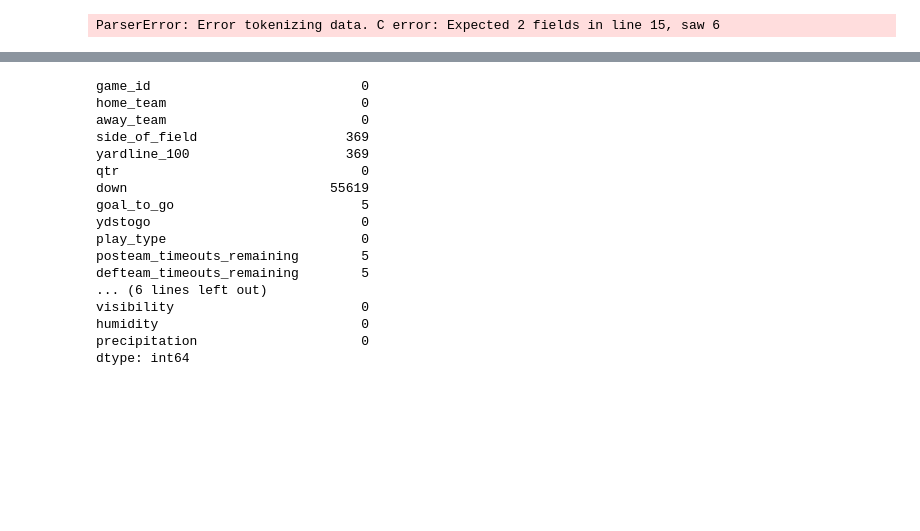
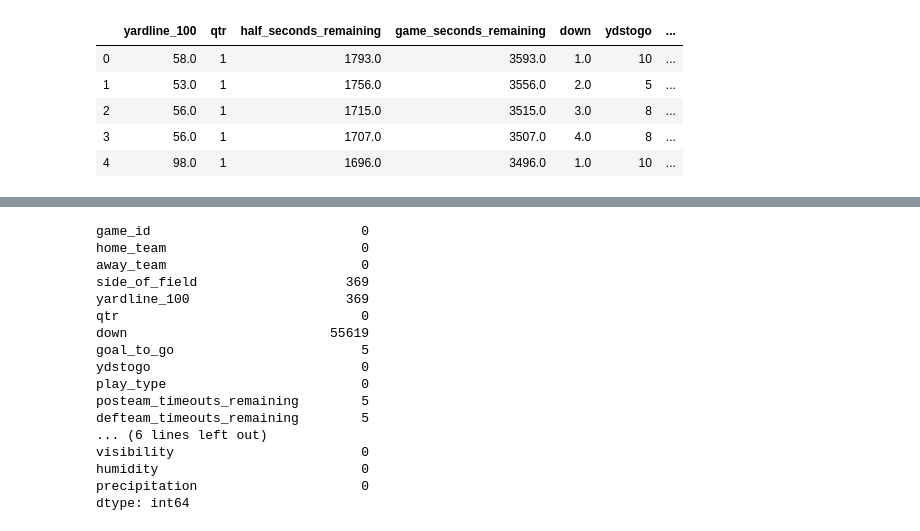
Before and after one commit to tiroger/Prediciting_NFL_Stats_ML, a Jupyter notebook: next_play_prediction.ipynb, the cells around one changed output, grey strips where cells are left out. Saved outputs shown, nothing was run; the diff lists cells and outputs as text; code cells hidden in the pictures; blank space fills up the shorter version.

```diff
--- a/next_play_prediction.ipynb
+++ b/next_play_prediction.ipynb
@@ -9,10 +9,15 @@ import matplotlib.pyplot as plt
 import seaborn as sns
 # %%
 # Opening dataset
-play_by_play = pd.read_csv('resources/final_play_data_withweather.csv', encoding = "ISO-8859-1")
+play_by_play = pd.read_csv('resources/final_table_for_model_build.csv', encoding = "ISO-8859-1")
 play_by_play.head()
 # %% [output]
-ParserError: Error tokenizing data. C error: Expected 2 fields in line 15, saw 6
+|  | yardline_100 | qtr | half_seconds_remaining | game_seconds_remaining | down | ydstogo | ... |
+| 0 | 58.0 | 1 | 1793.0 | 3593.0 | 1.0 | 10 | ... |
+| 1 | 53.0 | 1 | 1756.0 | 3556.0 | 2.0 | 5 | ... |
+| 2 | 56.0 | 1 | 1715.0 | 3515.0 | 3.0 | 8 | ... |
+| 3 | 56.0 | 1 | 1707.0 | 3507.0 | 4.0 | 8 | ... |
+| 4 | 98.0 | 1 | 1696.0 | 3496.0 | 1.0 | 10 | ... |
 # %%
 play_by_play.head()
 # %% [output]
```
Also changed, not shown: parts of 3 cells of this notebook, 25 other files.
